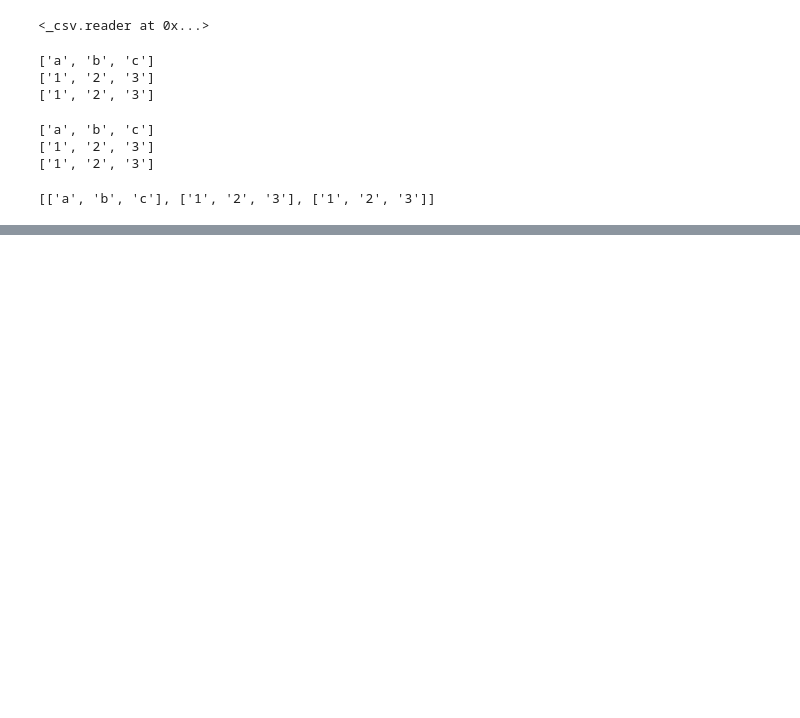
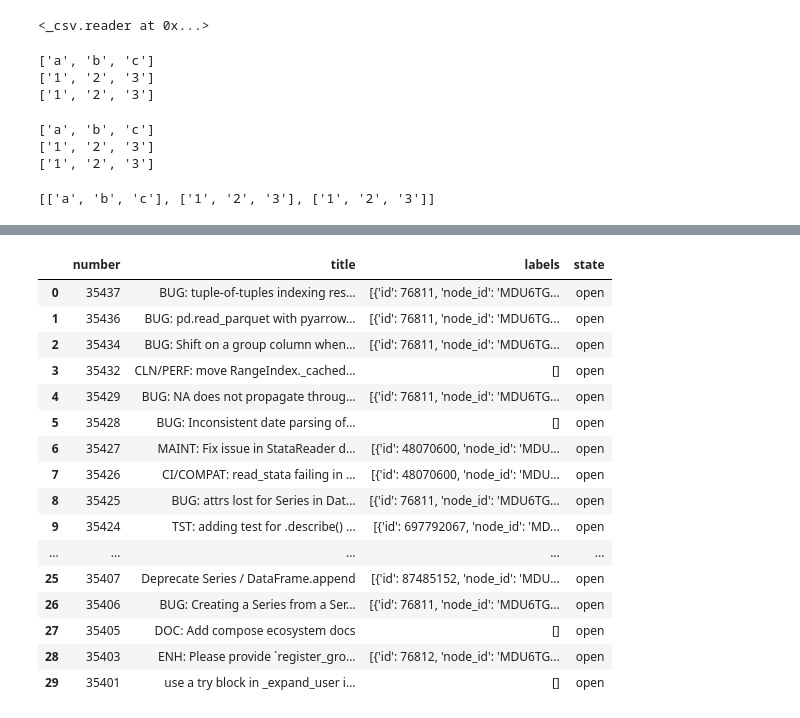
Before and after one commit to Parag18081994/Ghost, a Jupyter notebook: Python/Machine Learning iNeuron/18th_July_ML.ipynb, the cells around one changed output, grey strips where cells are left out. Cells and saved outputs as stored; diff of their text form; code cells hidden in the pictures; blank space fills up the shorter version.

```diff
--- a/Python/Machine Learning iNeuron/18th_July_ML.ipynb
+++ b/Python/Machine Learning iNeuron/18th_July_ML.ipynb
@@ -138,0 +331,5 @@ lines
+# %%
+import requests
+url='https://api.github.com/repos/pandas-dev/pandas/issues'
+resp=requests.get(url)
+resp
@@ -138,0 +338,3 @@ lines
+# %%
+data=resp.json()
+data[2]['user'] #load the data in json viewer and then use this
@@ -138,0 +388,21 @@ lines
+# %%
+issues=pd.DataFrame(data,columns=['number','title','labels','state'])
+issues
+# %% [output]
+|  | number | title | labels | state |
+| 0 | 35437 | BUG: tuple-of-tuples indexing res... | [{'id': 76811, 'node_id': 'MDU6TG... | open |
+| 1 | 35436 | BUG: pd.read_parquet with pyarrow... | [{'id': 76811, 'node_id': 'MDU6TG... | open |
+| 2 | 35434 | BUG: Shift on a group column when... | [{'id': 76811, 'node_id': 'MDU6TG... | open |
+| 3 | 35432 | CLN/PERF: move RangeIndex._cached... | [] | open |
+| 4 | 35429 | BUG: NA does not propagate throug... | [{'id': 76811, 'node_id': 'MDU6TG... | open |
+| 5 | 35428 | BUG: Inconsistent date parsing of... | [] | open |
+| 6 | 35427 | MAINT: Fix issue in StataReader d... | [{'id': 48070600, 'node_id': 'MDU... | open |
+| 7 | 35426 | CI/COMPAT: read_stata failing in ... | [{'id': 48070600, 'node_id': 'MDU... | open |
+| 8 | 35425 | BUG: attrs lost for Series in Dat... | [{'id': 76811, 'node_id': 'MDU6TG... | open |
+| 9 | 35424 | TST: adding test for .describe() ... | [{'id': 697792067, 'node_id': 'MD... | open |
+| ... | ... | ... | ... | ... |
+| 25 | 35407 | Deprecate Series / DataFrame.append | [{'id': 87485152, 'node_id': 'MDU... | open |
+| 26 | 35406 | BUG: Creating a Series from a Ser... | [{'id': 76811, 'node_id': 'MDU6TG... | open |
+| 27 | 35405 | DOC: Add compose ecosystem docs | [] | open |
+| 28 | 35403 | ENH: Please provide `register_gro... | [{'id': 76812, 'node_id': 'MDU6TG... | open |
+| 29 | 35401 | use a try block in _expand_user i... | [] | open |
```
Also changed, not shown: parts of 38 cells of this notebook.
